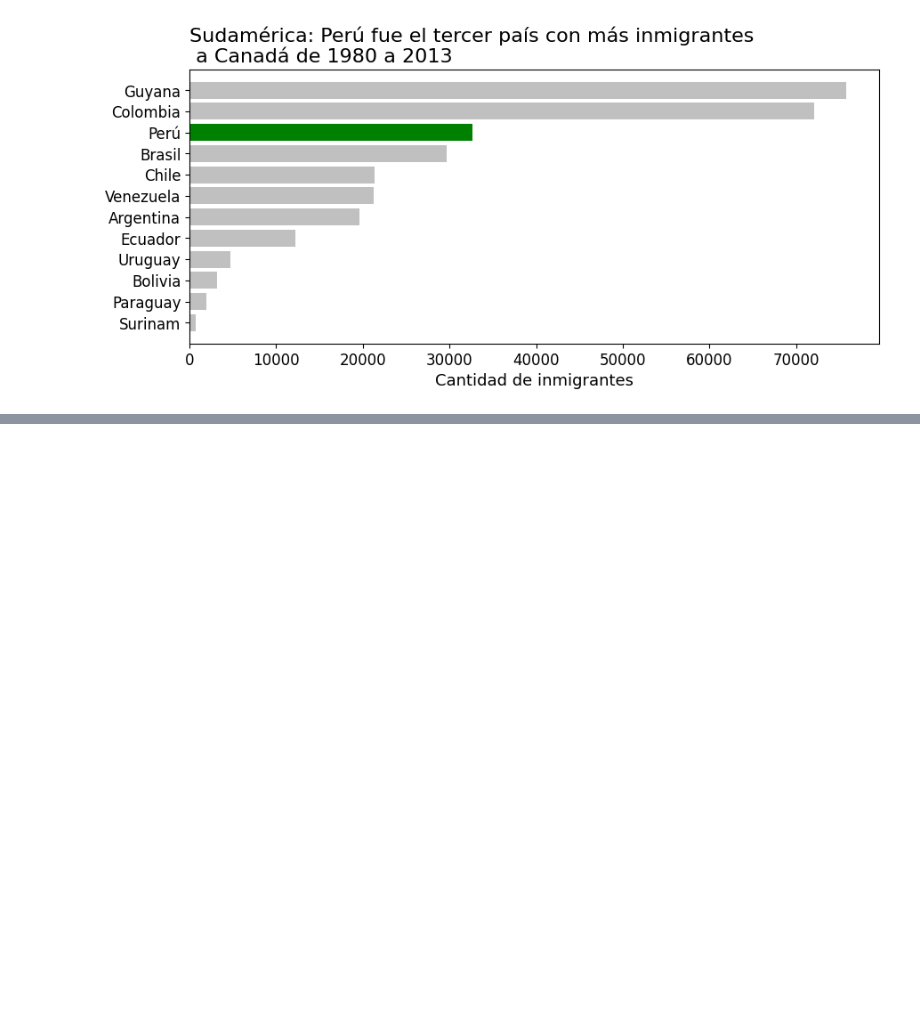
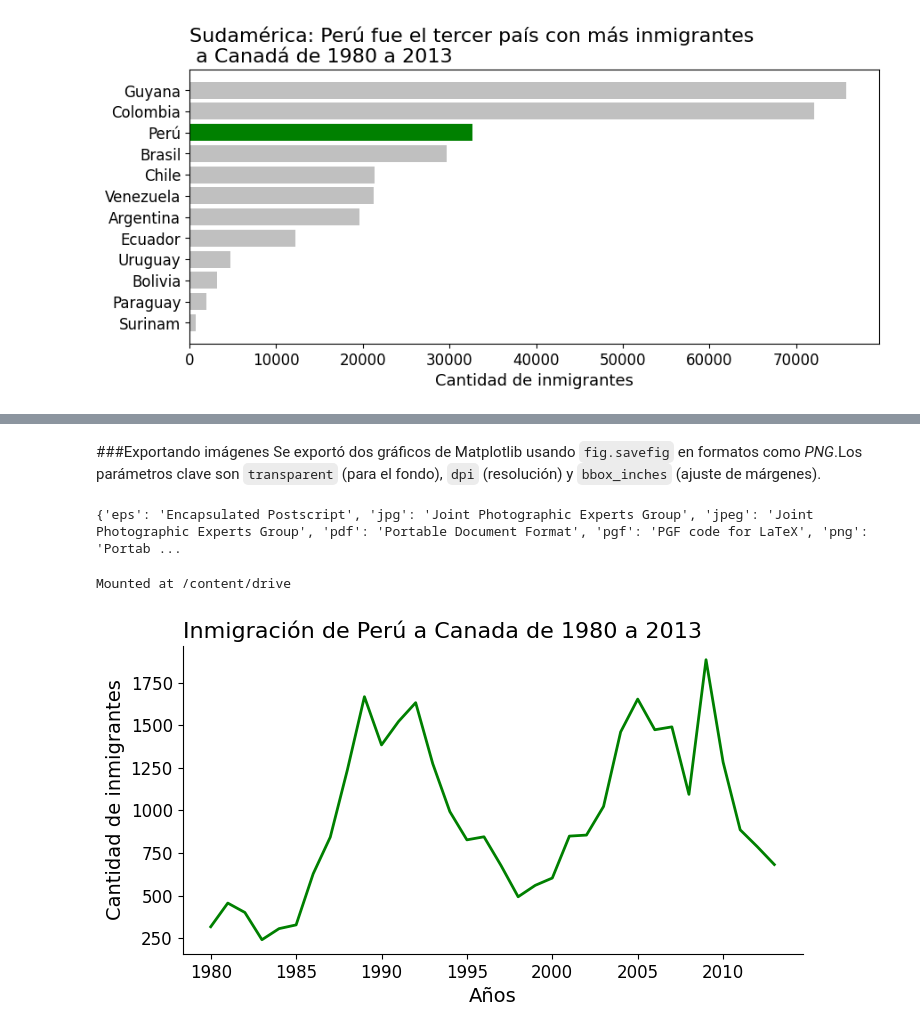
Before and after one commit to JLuceroVasquez/visualizacion-de-datos-con-bibliotecas-de-python, a Jupyter notebook: visualizacion_de_datos_con_python.ipynb, the cells around one changed output, grey strips where cells are left out. Saved outputs shown, nothing was run; the diff lists cells and outputs as text; code cells hidden in the pictures; blank space fills up the shorter version.

```diff
--- a/visualizacion_de_datos_con_python.ipynb
+++ b/visualizacion_de_datos_con_python.ipynb
@@ -527,0 +565,36 @@ plt.show()
+# %% [markdown]
+###Exportando imágenes
+Se exportó dos gráficos de Matplotlib usando `fig.savefig` en formatos como *PNG*.Los parámetros clave son `transparent` (para el fondo), `dpi` (resolución) y `bbox_inches` (ajuste de márgenes).
+# %%
+#Los formatos en que se puede exportar una imagen desde Maplotlib son los siguientes.
+print(fig.canvas.get_supported_filetypes())
+# %% [output]
+{'eps': 'Encapsulated Postscript', 'jpg': 'Joint Photographic Experts Group', 'jpeg': 'Joint Photographic Experts Group', 'pdf': 'Portable Document Format', 'pgf': 'PGF code for LaTeX', 'png': 'Portab ...
+# %%
+#Se monta Google Drive en Colab para exportar las imágenes a Drive.
+from google.colab import drive
+drive.mount('/content/drive')
+# %% [output]
+Mounted at /content/drive
+# %%
+#Se exporta el primer gráfico a PNG.
+fig, ax = plt.subplots(figsize=(8,4))
+ax.plot(df_inmigracionperu['Anos'], df_inmigracionperu['Peru'], lw=2, c='g')
+ax.xaxis.set_major_locator(plt.MultipleLocator(5))
+ax.set_title('Inmigración de Perú a Canada de 1980 a 2013', fontsize= 16, loc='left')
+ax.set_xlabel('Años', fontsize=14)
+ax.set_ylabel('Cantidad de inmigrantes', fontsize=14)
+ax.xaxis.set_tick_params(labelsize=12)
+ax.yaxis.set_tick_params(labelsize=12)
+
+#Se quita la línea superior y derecha del gráfico.
+ax.spines['top'].set_visible(False)
+ax.spines['right'].set_visible(False)
+
+#Se exporta la imagen a Google Drive.
+path_fig1 = '/content/drive/MyDrive/Aprendizaje-vigente/Programa ONE/Ruta 5 - Aprendiendo a hacer ETL/5-visualizacion-de-datos-con-python/inmigracion_peru_canada.png'
+fig.savefig(path_fig1, transparent=False, dpi=300, bbox_inches='tight')
+
+plt.show()
+# %% [output]
+[figure, added]
```
Also changed, not shown: parts of 14 cells of this notebook.
